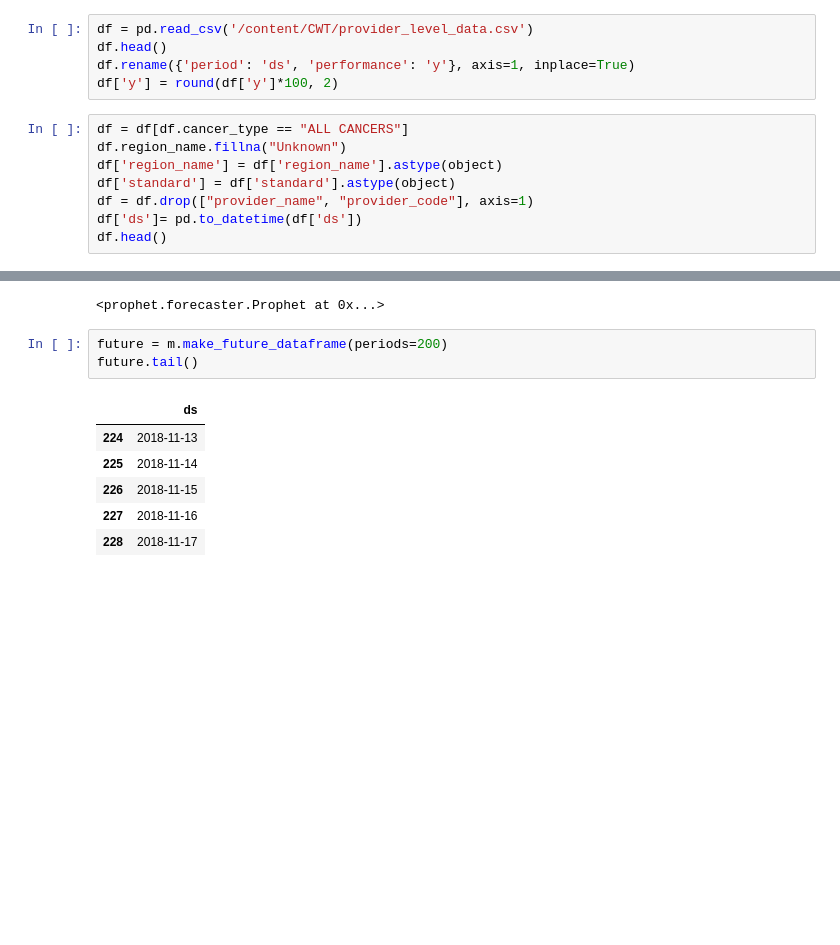
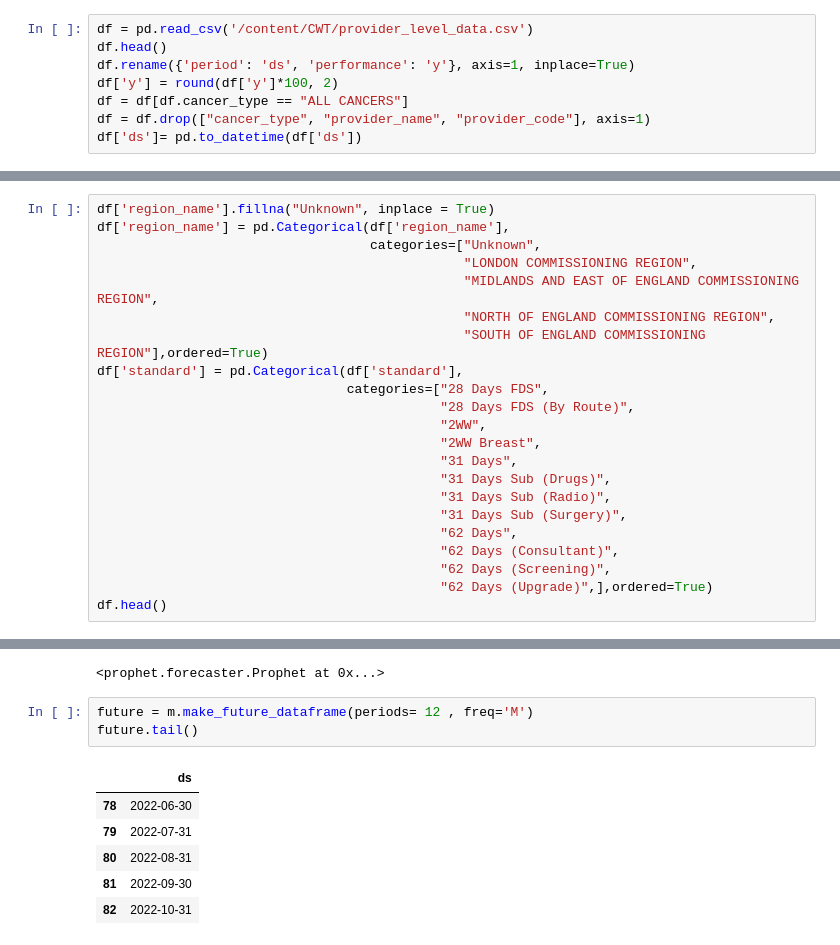
Before and after one commit to kanyakornvee/CWT, a Jupyter notebook: Python.ipynb, the cells around one changed output, grey strips where cells are left out. Cells and saved outputs as stored; diff of their text form; blank space fills up the shorter version.

```diff
--- a/Python.ipynb
+++ b/Python.ipynb
@@ -32,11 +32,6 @@ df = pd.read_csv('/content/CWT/provider_level_data.csv')
 df.head()
 df.rename({'period': 'ds', 'performance': 'y'}, axis=1, inplace=True)
 df['y'] = round(df['y']*100, 2)
+df = df[df.cancer_type == "ALL CANCERS"]
+df = df.drop(["cancer_type", "provider_name", "provider_code"], axis=1)
+df['ds']= pd.to_datetime(df['ds'])
-# %%
-df = df[df.cancer_type == "ALL CANCERS"]
-df.region_name.fillna("Unknown")
-df['region_name'] = df['region_name'].astype(object)
-df['standard'] = df['standard'].astype(object)
-df = df.drop(["provider_name", "provider_code"], axis=1)
-df['ds']= pd.to_datetime(df['ds'])
-df.head()
@@ -59,0 +38,22 @@ See the caveats in the documentation: https://pandas.pydata.org/pandas-docs/stab
+# %%
+df['region_name'].fillna("Unknown", inplace = True)
+df['region_name'] = pd.Categorical(df['region_name'],
+                                   categories=["Unknown",
+                                               "LONDON COMMISSIONING REGION",
+                                               "MIDLANDS AND EAST OF ENGLAND COMMISSIONING REGION",
+                                               "NORTH OF ENGLAND COMMISSIONING REGION",
+                                               "SOUTH OF ENGLAND COMMISSIONING REGION"],ordered=True)
+df['standard'] = pd.Categorical(df['standard'],
+                                categories=["28 Days FDS",
+                                            "28 Days FDS (By Route)",
+                                            "2WW",
+                                            "2WW Breast",
+                                            "31 Days",
+                                            "31 Days Sub (Drugs)",
+                                            "31 Days Sub (Radio)",
+                                            "31 Days Sub (Surgery)",
+                                            "62 Days",
+                                            "62 Days (Consultant)",
+                                            "62 Days (Screening)",
+                                            "62 Days (Upgrade)",],ordered=True)
+df.head()
@@ -80,12 +90,12 @@ INFO:prophet:Disabling weekly seasonality. Run prophet with weekly_seasonality=T
 INFO:prophet:Disabling daily seasonality. Run prophet with daily_seasonality=True to override this.
 <prophet.forecaster.Prophet at 0x...>
 # %%
-future = m.make_future_dataframe(periods=200)
+future = m.make_future_dataframe(periods= 12 , freq='M')
 future.tail()
 # %% [output]
 |  | ds |
-| 224 | 2018-11-13 |
-| 225 | 2018-11-14 |
-| 226 | 2018-11-15 |
-| 227 | 2018-11-16 |
-| 228 | 2018-11-17 |
+| 78 | 2022-06-30 |
+| 79 | 2022-07-31 |
+| 80 | 2022-08-31 |
+| 81 | 2022-09-30 |
+| 82 | 2022-10-31 |
```
Also changed, not shown: parts of 4 cells of this notebook.
